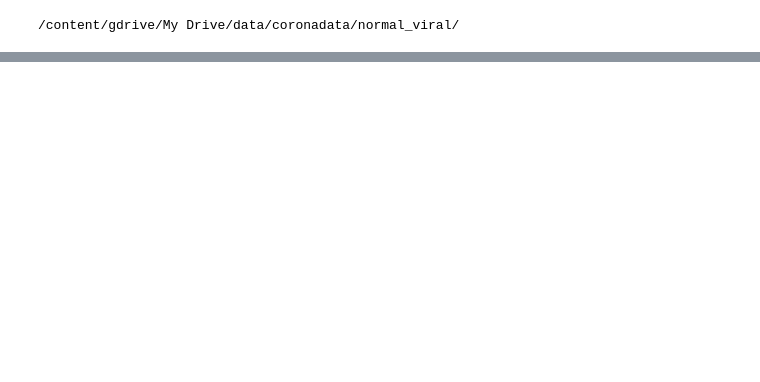
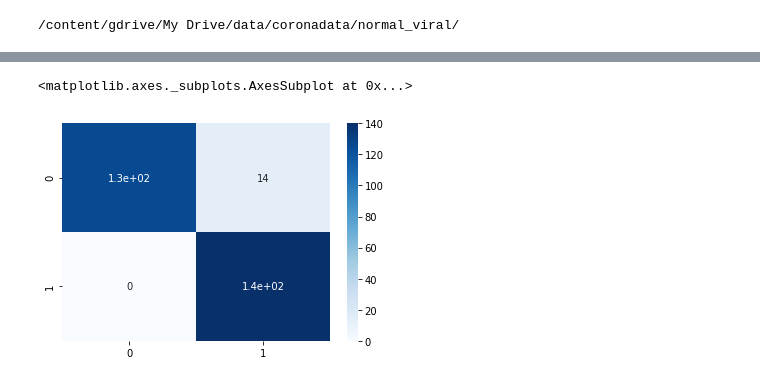
Before and after one commit to brianfarrelly/final_capstone, a Jupyter notebook: viral_pneumonia_xrays.ipynb, the cells around one changed output, grey strips where cells are left out. Cells and saved outputs as stored; diff of their text form; code cells hidden in the pictures; blank space fills up the shorter version.

```diff
--- a/viral_pneumonia_xrays.ipynb
+++ b/viral_pneumonia_xrays.ipynb
@@ -310,0 +339,5 @@ Saved model to disk
+# %%
+testnorm = testnorm.sample(140, replace=True)
+viral_testpnem = viral_testpnem.sample(140, replace=True)
+# %%
+TESTDATA_DIR = "/content/gdrive/My Drive/data/corona/test/"
@@ -310,0 +397,20 @@ Saved model to disk
+# %%
+num = 0
+
+for imgname in viral_testpnem['X_ray_image_name']:
+  path = TESTDATA_DIR + str(imgname)
+  img = cv2.imread(path)
+
+  rimg = cv2.resize(img, (400, 400))
+
+  rimg = rimg / 255.0
+
+  X_test.insert(0, rimg)
+  Y_test.insert(0, 1)
+
+  print(num)
+  print(path)
+  num += 1
+
+  if(num>139):
+    break
@@ -310,0 +441,3 @@ Saved model to disk
+# %%
+X_test  = np.array(X_test)
+y_test  = np.array(Y_test)
@@ -310,0 +476,9 @@ Saved model to disk
+# %%
+from sklearn.metrics import confusion_matrix
+import seaborn as sns
+import matplotlib.pyplot as plt
+cm = confusion_matrix(y_test, model.predict_classes(X_test))
+sns.heatmap(cm, cmap='Blues', annot=True)
+# %% [output]
+<matplotlib.axes._subplots.AxesSubplot at 0x...>
+[figure, added]
```
Also changed, not shown: parts of 51 cells of this notebook.
